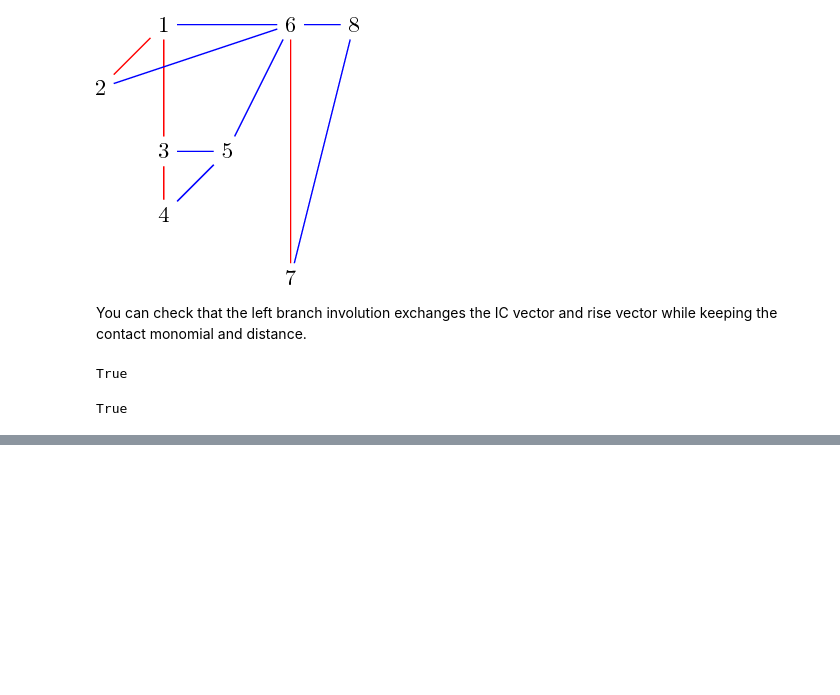
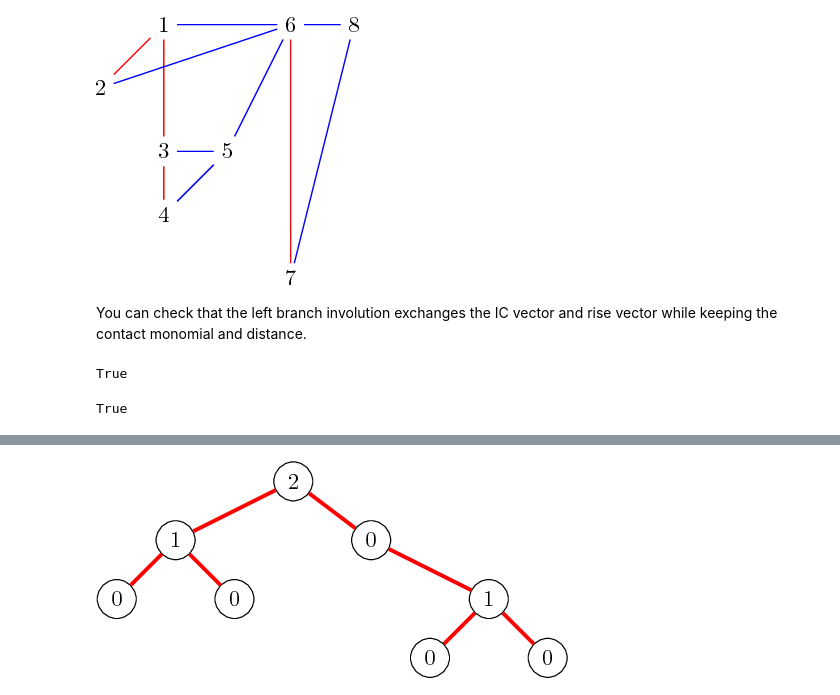
Before and after one commit to VivianePons/public-notebooks, a Jupyter notebook: TamariIntervalPosets/RiseContactInvolution.ipynb, the cells around one changed output, grey strips where cells are left out. Drawn from its saved outputs; the diff is of its cells as text; code cells hidden in the pictures; blank space fills up the shorter version.

```diff
--- a/TamariIntervalPosets/RiseContactInvolution.ipynb
+++ b/TamariIntervalPosets/RiseContactInvolution.ipynb
@@ -310,0 +351,5 @@ True
+# %%
+t = grafting_tree(tip)
+viewLatex(t)
+# %% [output]
+[figure, added]
```
Also changed, not shown: parts of 54 cells of this notebook.
